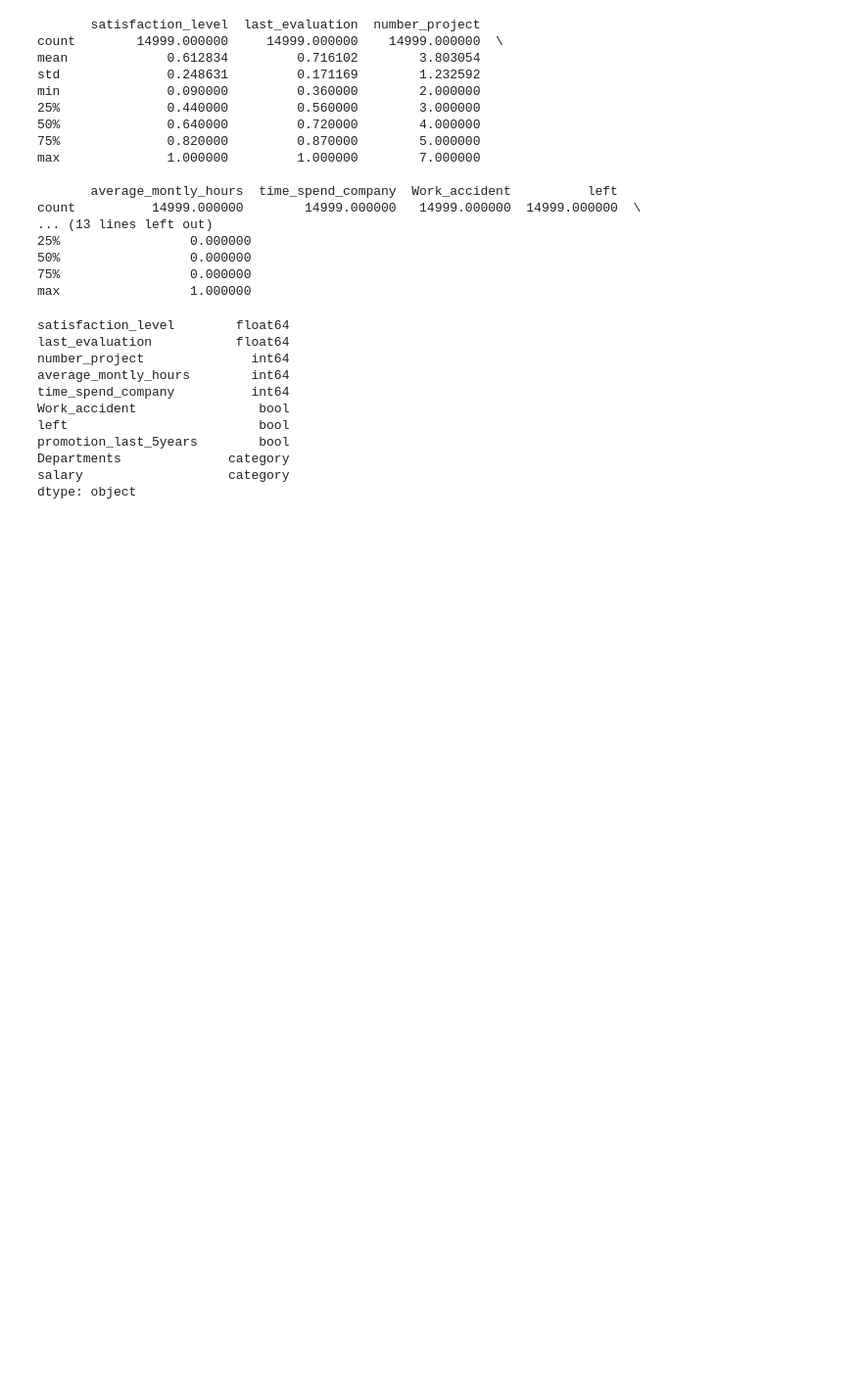
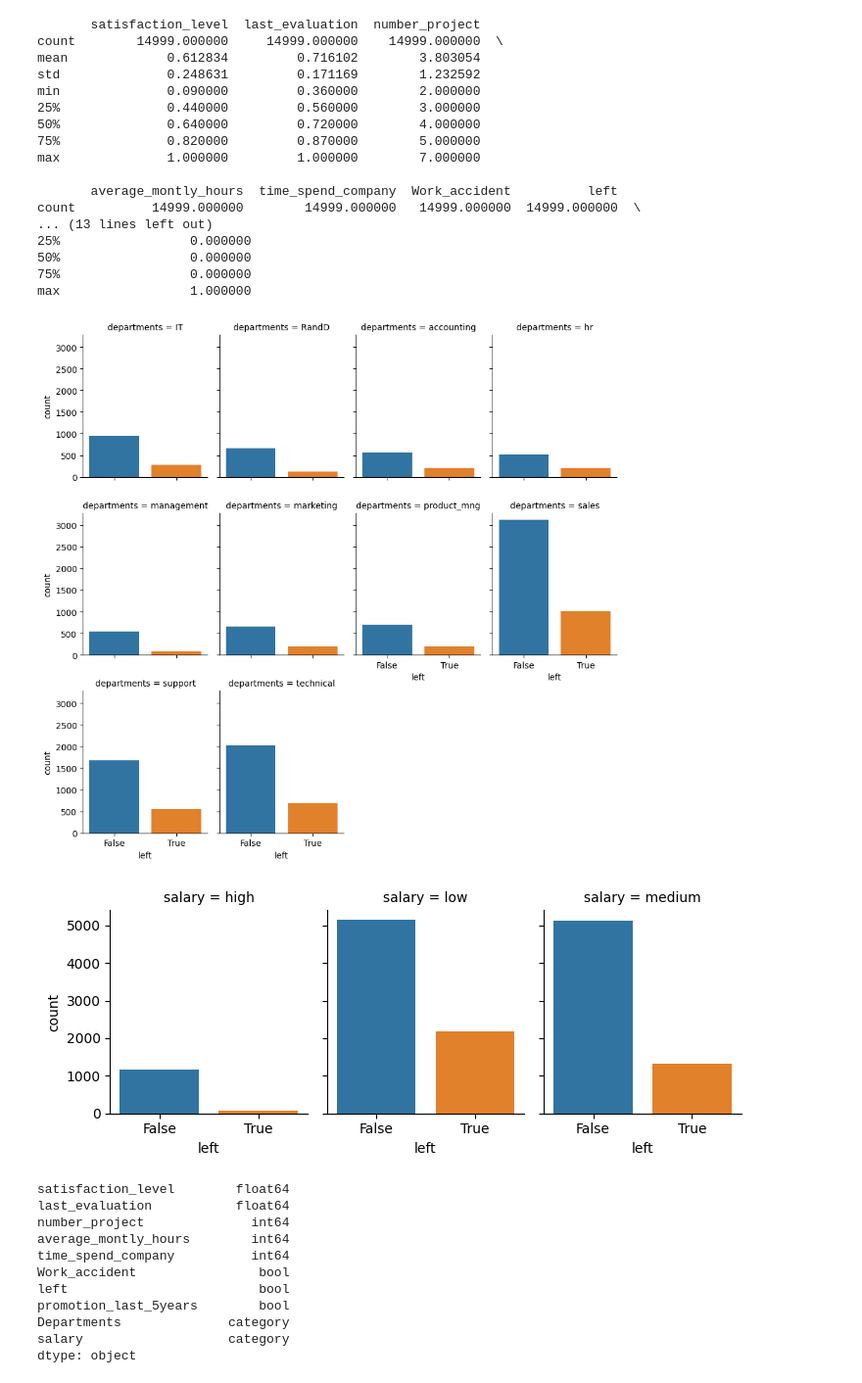
Before and after one commit to gasparjpv/blog-binary-logistic-regression, a Jupyter notebook: binary-logistic-regression.ipynb, the cells around one changed output. Shown at 98% size. Saved outputs shown, nothing was run; the diff lists cells and outputs as text; code cells hidden in the pictures; blank space fills up the shorter version.

Commit message:
atualização visualizações

```diff
--- a/binary-logistic-regression.ipynb
+++ b/binary-logistic-regression.ipynb
@@ -35,6 +35,17 @@ count          14999.000000        14999.000000   14999.000000  14999.000000  \
 50%                 0.000000
 75%                 0.000000
 max                 1.000000
+# %%
+import seaborn as sns
+g = sns.catplot(x="left", col="departments", col_wrap=4,
+                data=df[df.left.notnull()],
+                kind="count", height=3, aspect=0.8)
+g = sns.catplot(x="left", col="salary", col_wrap=4,
+                data=df[df.left.notnull()],
+                kind="count", height=3, aspect=0.8)
+# %% [output]
+[figure, added]
+[figure, added]
 # %%
 df["Work_accident"] = df["Work_accident"].astype("bool")
 df["left"] = df["left"].astype("bool")
```
Also changed, not shown: parts of 1 cell of this notebook.
